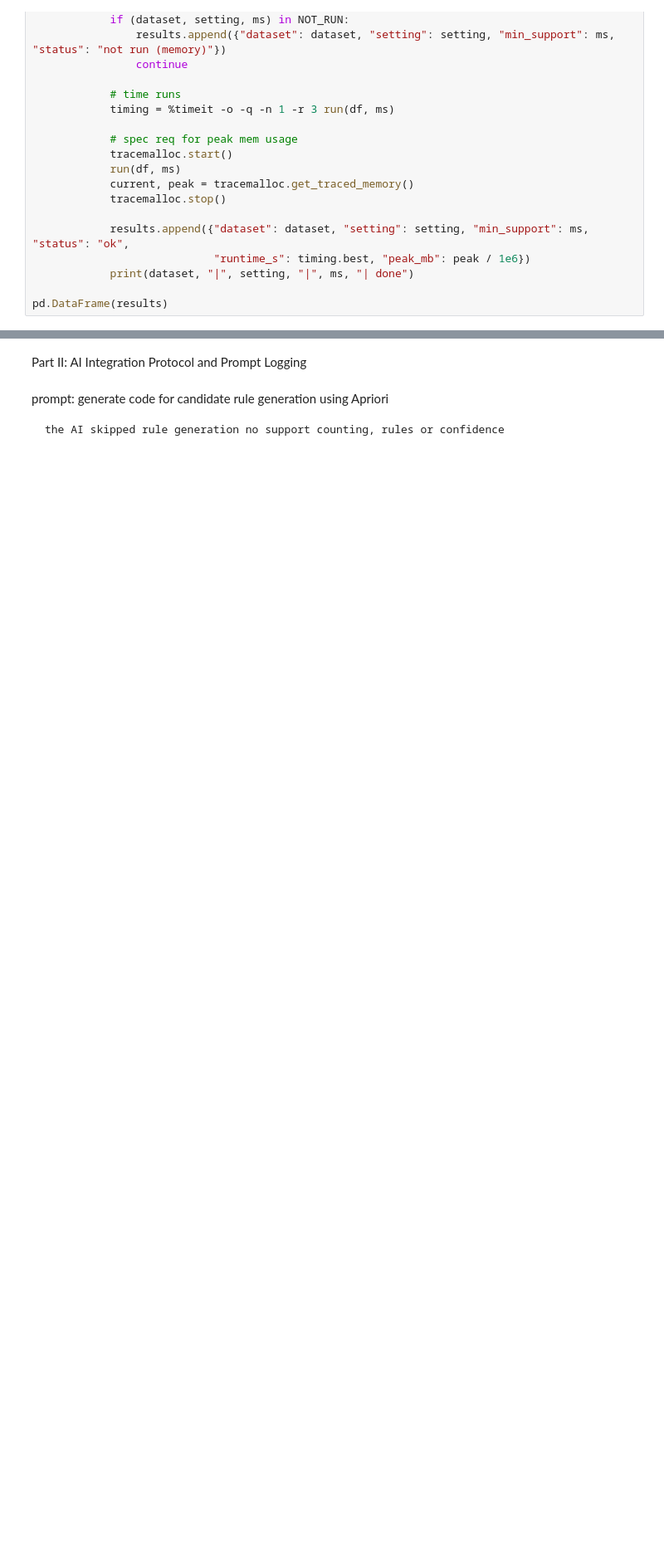
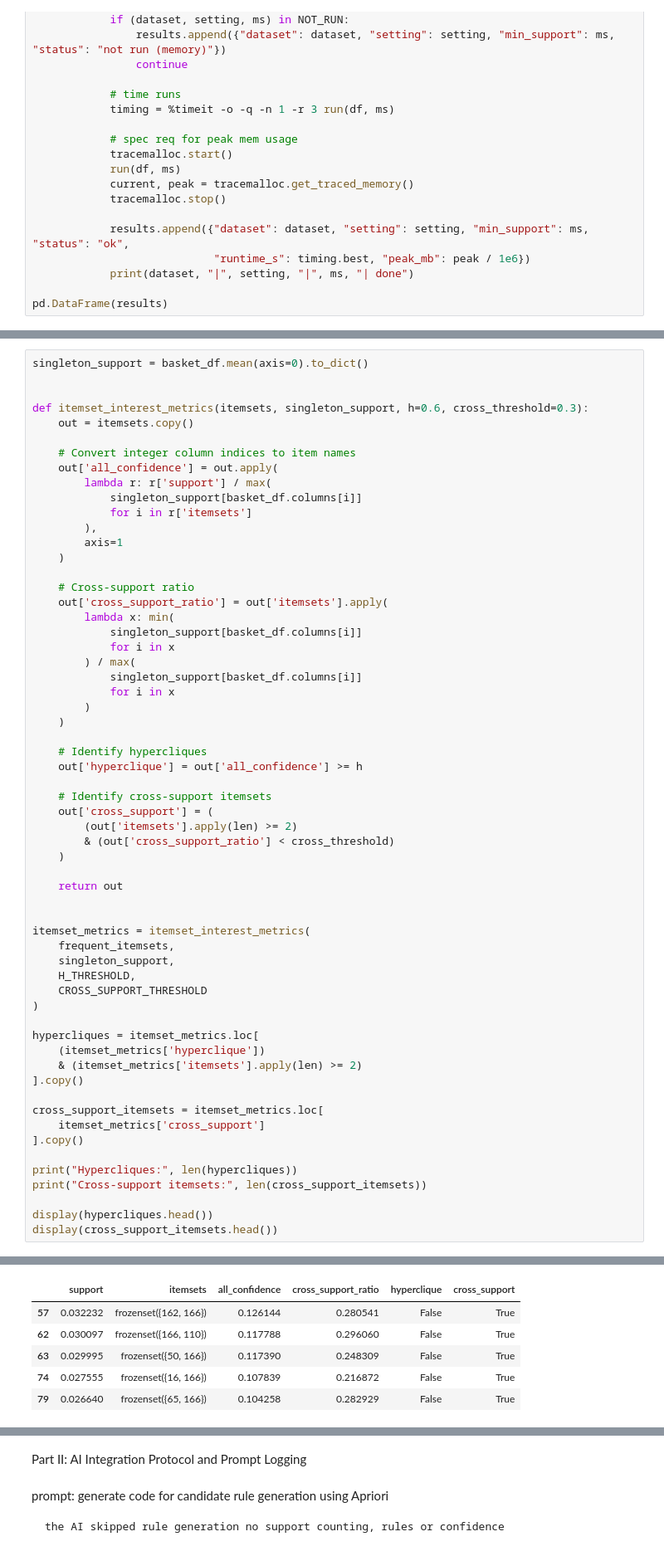
Before and after one commit to Flco007/CSE-4334-Assignment-1-, a Jupyter notebook: assgn3/personA_pipeline.ipynb, the cells around one changed output, grey strips where cells are left out. Shown at 83% size. Drawn from its saved outputs; the diff is of its cells as text; blank space fills up the shorter version.

```diff
--- a/assgn3/personA_pipeline.ipynb
+++ b/assgn3/personA_pipeline.ipynb
@@ -97,0 +275,61 @@ pd.DataFrame(results)
+# %%
+singleton_support = basket_df.mean(axis=0).to_dict()
+
+
+def itemset_interest_metrics(itemsets, singleton_support, h=0.6, cross_threshold=0.3):
+    out = itemsets.copy()
+
+    # Convert integer column indices to item names
+    out['all_confidence'] = out.apply(
+        lambda r: r['support'] / max(
+            singleton_support[basket_df.columns[i]]
+            for i in r['itemsets']
+        ),
+        axis=1
+    )
+
+    # Cross-support ratio
+    out['cross_support_ratio'] = out['itemsets'].apply(
+        lambda x: min(
+            singleton_support[basket_df.columns[i]]
+            for i in x
+        ) / max(
+            singleton_support[basket_df.columns[i]]
+            for i in x
+        )
+    )
+
+    # Identify hypercliques
+    out['hyperclique'] = out['all_confidence'] >= h
+
+    # Identify cross-support itemsets
+    out['cross_support'] = (
+        (out['itemsets'].apply(len) >= 2)
+        & (out['cross_support_ratio'] < cross_threshold)
+    )
+
+    return out
+
+
+itemset_metrics = itemset_interest_metrics(
+    frequent_itemsets,
+    singleton_support,
+    H_THRESHOLD,
+    CROSS_SUPPORT_THRESHOLD
+)
+
+hypercliques = itemset_metrics.loc[
+    (itemset_metrics['hyperclique'])
+    & (itemset_metrics['itemsets'].apply(len) >= 2)
+].copy()
+
+cross_support_itemsets = itemset_metrics.loc[
+    itemset_metrics['cross_support']
+].copy()
+
+print("Hypercliques:", len(hypercliques))
+print("Cross-support itemsets:", len(cross_support_itemsets))
+
+display(hypercliques.head())
+display(cross_support_itemsets.head())
+# %% [output]
@@ -97,0 +339,6 @@ pd.DataFrame(results)
+|  | support | itemsets | all_confidence | cross_support_ratio | hyperclique | cross_support |
+| 57 | 0.032232 | frozenset({162, 166}) | 0.126144 | 0.280541 | False | True |
+| 62 | 0.030097 | frozenset({166, 110}) | 0.117788 | 0.296060 | False | True |
+| 63 | 0.029995 | frozenset({50, 166}) | 0.117390 | 0.248309 | False | True |
+| 74 | 0.027555 | frozenset({16, 166}) | 0.107839 | 0.216872 | False | True |
+| 79 | 0.026640 | frozenset({65, 166}) | 0.104258 | 0.282929 | False | True |
```
Also changed, not shown: parts of 13 cells of this notebook, 2 other files.
